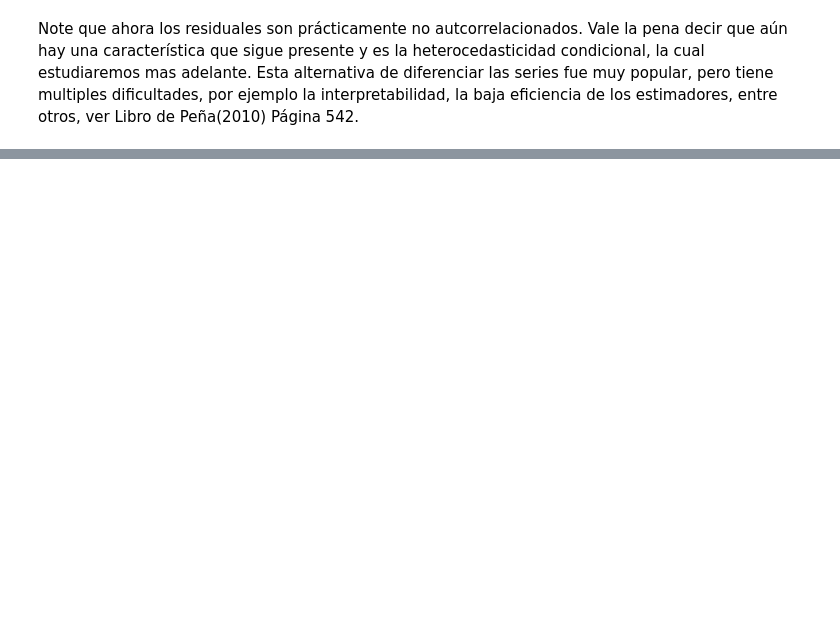
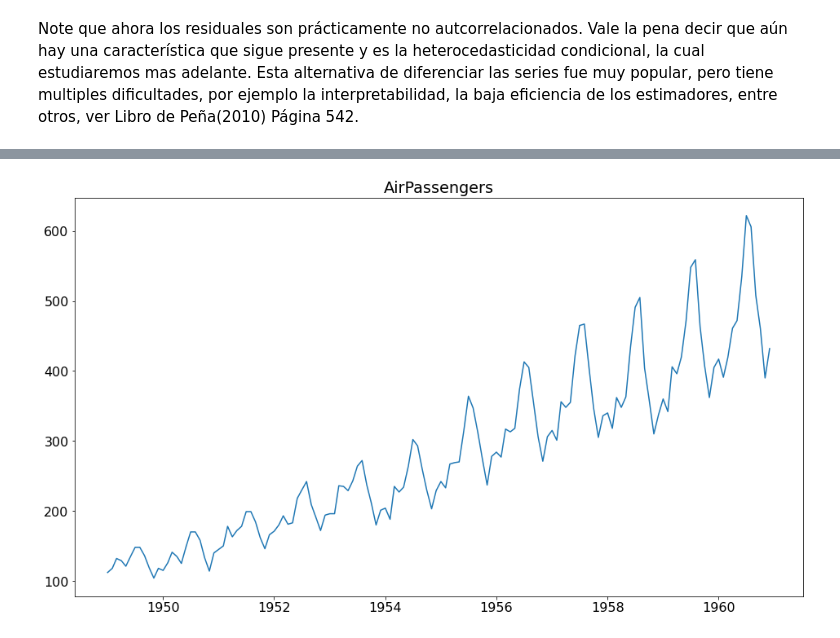
Before and after one commit to jofmorenore/TimeSeries, a Jupyter notebook: proyecto/01_IntroSeriesUnivariadas.ipynb, the cells around one changed output, grey strips where cells are left out. Saved outputs shown, nothing was run; the diff lists cells and outputs as text; code cells hidden in the pictures; blank space fills up the shorter version.

```diff
--- a/proyecto/01_IntroSeriesUnivariadas.ipynb
+++ b/proyecto/01_IntroSeriesUnivariadas.ipynb
@@ -242,0 +360,6 @@ Note que ahora los residuales son prácticamente no autcorrelacionados. Vale la
+# %%
+data=pd.read_csv(r'https://raw.githubusercontent.com/sacalderonv/TimeSeries/master/Series%20Univariadas/Bases%20de%20Datos/AirPassengers.csv')
+data['Month']=pd.to_datetime(data['Month'])
+pasajeros=pd.Series(data['NPassengers'].values,data['Month'],name='NPassengers')
+pasajeros.index.freq='MS'
+pasajeros.head(10)
@@ -242,0 +379,6 @@ Note que ahora los residuales son prácticamente no autcorrelacionados. Vale la
+# %%
+plt.plot(pasajeros)
+plt.title('AirPassengers')
+plt.show()
+# %% [output]
+[figure, added]
```
Also changed, not shown: parts of 22 cells of this notebook.
